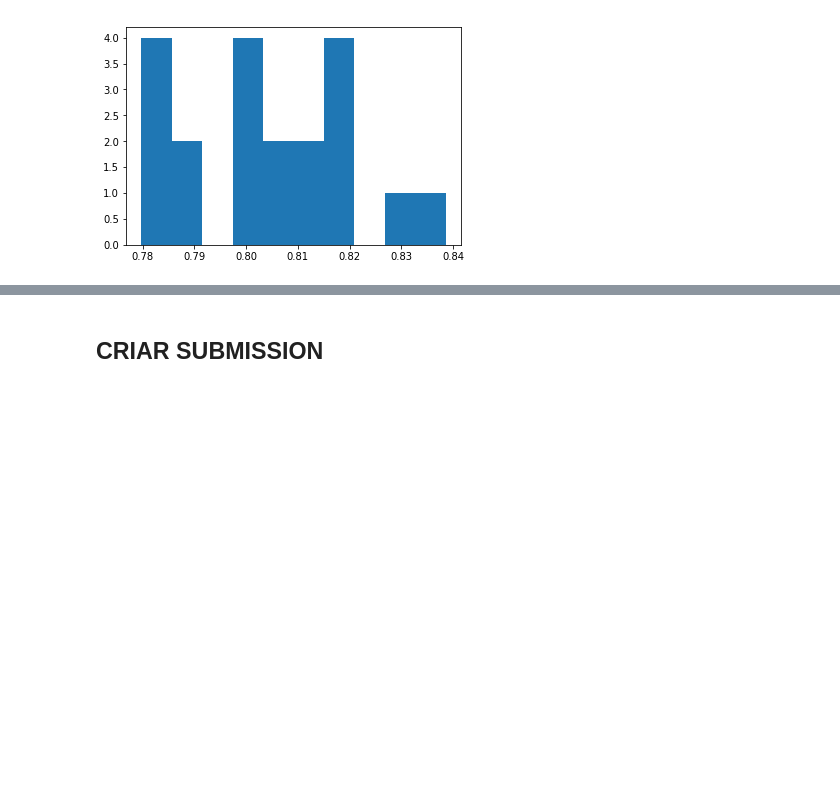
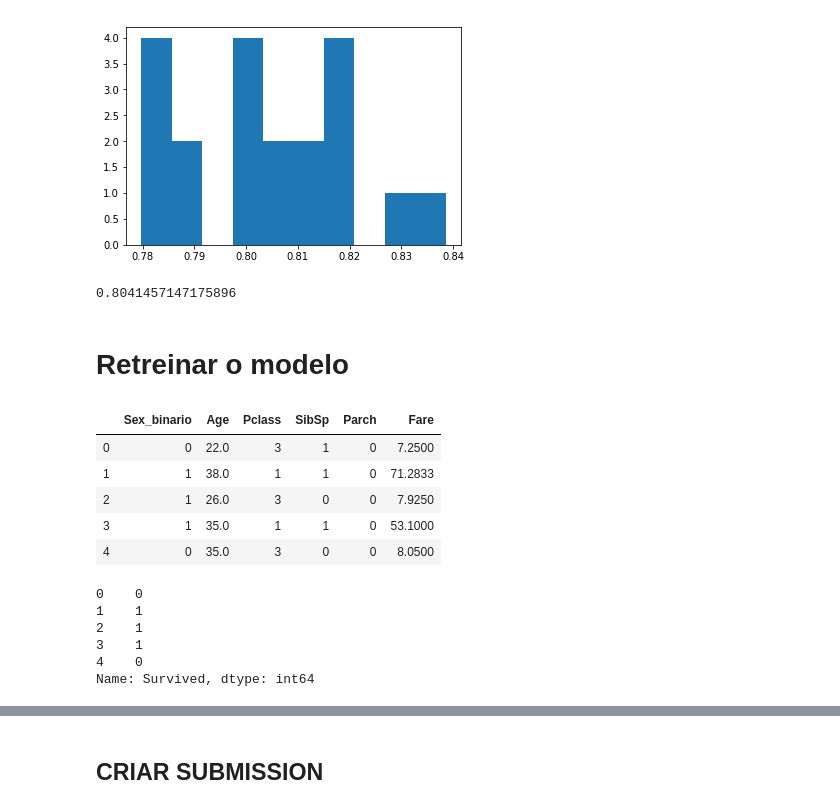
Before and after one commit to AlestanAlves/TitanicMachineLearning, a Jupyter notebook: train.first.solution.ipynb, the cells around one changed output, grey strips where cells are left out. Saved outputs shown, nothing was run; the diff lists cells and outputs as text; code cells hidden in the pictures; blank space fills up the shorter version.

Commit message:
novo modelo criado

```diff
--- a/train.first.solution.ipynb
+++ b/train.first.solution.ipynb
@@ -229,6 +229,9 @@ def transformar_sex(valor):
     else:
         return 0
 train['Sex_binario'] = train['Sex'].map(transformar_sex)
+# %%
+train['Sex_binario'] = train['Sex'].map(transformar_sex)
+test['Sex_binario'] = test['Sex'].map(transformar_sex)
 # %%
 train.head()
 # %% [output]
@@ -368,3 +353,27 @@ pylab.hist(resultados)
         0.83856502]),
  <a list of 10 Patch objects>)
 [figure]
+# %%
+np.mean(resultados)
+# %% [output]
+0.8041457147175896
+# %% [markdown]
+# Retreinar o modelo
+# %%
+X.head()
+# %% [output]
+|  | Sex_binario | Age | Pclass | SibSp | Parch | Fare |
+| 0 | 0 | 22.0 | 3 | 1 | 0 | 7.2500 |
+| 1 | 1 | 38.0 | 1 | 1 | 0 | 71.2833 |
+| 2 | 1 | 26.0 | 3 | 0 | 0 | 7.9250 |
+| 3 | 1 | 35.0 | 1 | 1 | 0 | 53.1000 |
+| 4 | 0 | 35.0 | 3 | 0 | 0 | 8.0500 |
+# %%
+y.head()
+# %% [output]
+0    0
+1    1
+2    1
+3    1
+4    0
+Name: Survived, dtype: int64
```
Also changed, not shown: parts of 11 cells of this notebook, 1 other file.
